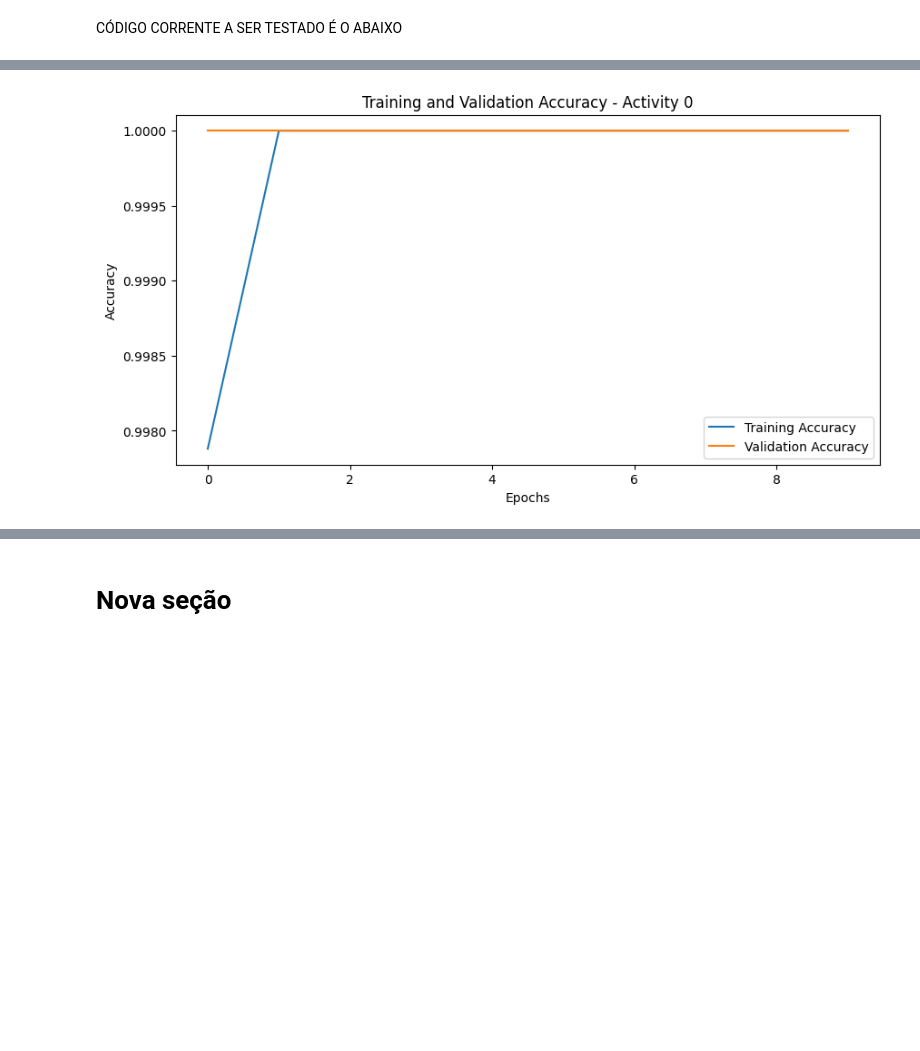
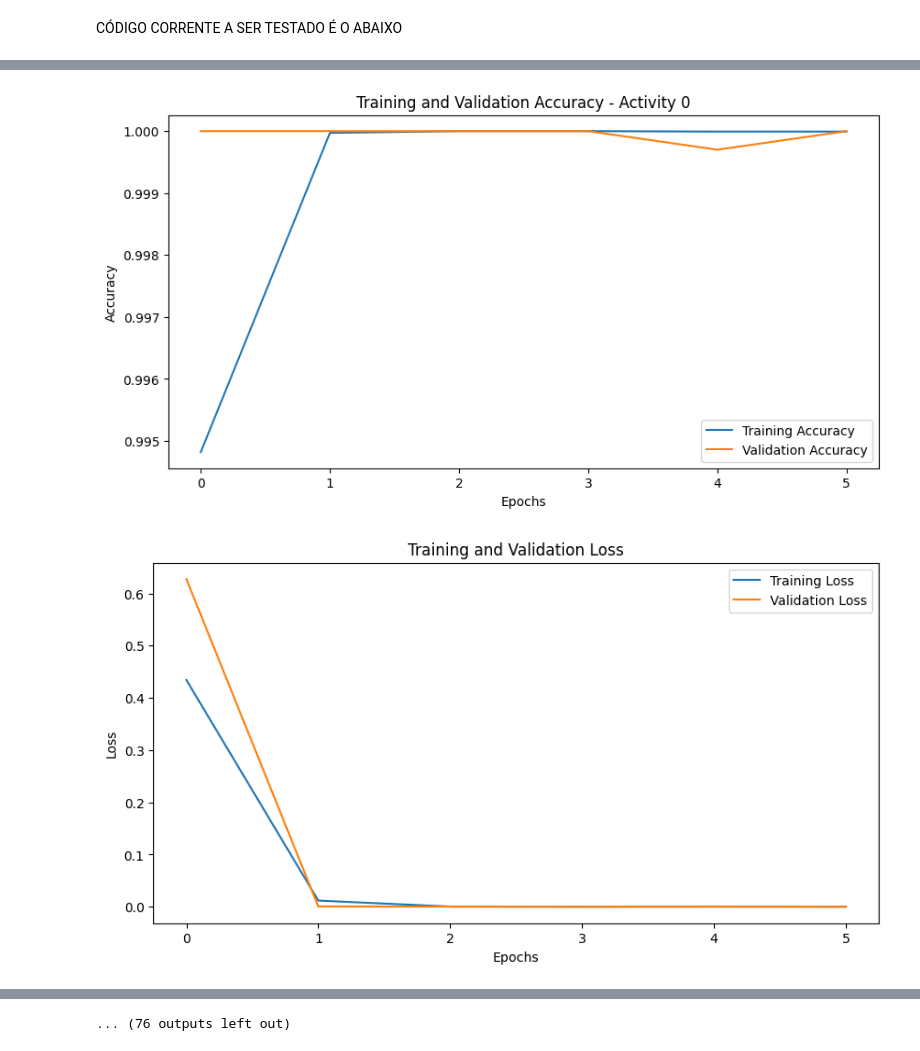
Before and after one commit to mrlocastellani/pamap2, a Jupyter notebook: pamap2_.ipynb, the cells around one changed output, grey strips where cells are left out. Cells and saved outputs as stored; diff of their text form; code cells hidden in the pictures; blank space fills up the shorter version.

```diff
--- a/pamap2_.ipynb
+++ b/pamap2_.ipynb
@@ -415,13 +413,14 @@ for train_index, test_index in kf.split(subjects):
 
         model = Sequential()
 
-        model.add(LSTM(units=64, input_shape=(X_train_scaled.shape[1], X_train_scaled.shape[2])))
+        #model.add(LSTM(units=64, input_shape=(X_train_scaled.shape[1], X_train_scaled.shape[2])))
+        model.add(GRU(units=64, input_shape=(X_train_scaled.shape[1], X_train_scaled.shape[2])))
         model.add(Dropout(0.2))
-        model.add(Dense(units=num_classes, activation='softmax'))
+        model.add(Dense(units=num_classes, activation='relu'))
 
         model.compile(optimizer='adam', loss='sparse_categorical_crossentropy', metrics=['accuracy'])
 
-        history = model.fit(X_train_scaled, y_train, epochs=10, batch_size=32, validation_data=(X_test_scaled, y_test))
+        history = model.fit(X_train_scaled, y_train, epochs=6, batch_size=32, validation_data=(X_test_scaled, y_test))
 
         results[f"Activity_{activity}"] = {'Loss': loss, 'Accuracy': accuracy}
 
@@ -447,6 +446,15 @@ for train_index, test_index in kf.split(subjects):
         plt.legend()
         plt.show()
 
+        plt.figure(figsize=(10, 5))
+        plt.plot(history.history['loss'], label='Training Loss')
+        plt.plot(history.history['val_loss'], label='Validation Loss')
+        plt.title('Training and Validation Loss')
+        plt.xlabel('Epochs')
+        plt.ylabel('Loss')
+        plt.legend()
+        plt.show()
+
         loss, accuracy = model.evaluate(X_test_scaled, y_test)
 
         results[f"Activity_{activity}"] = {'Loss': loss, 'Accuracy': accuracy}
@@ -471 +475,2 @@ Epoch 10/10
-[figure, old version]
+[figure, new version]
+[figure, added]
@@ -476,6 +522,5 @@ Epoch 2/10
+... (76 outputs left out)
 # %%
 results_df = pd.DataFrame(results).T
 
 results_df.to_csv('/content/drive/MyDrive/ColabData/results.csv')
-# %% [markdown]
-# Nova seção
```
Also changed, not shown: parts of 6 cells of this notebook.
